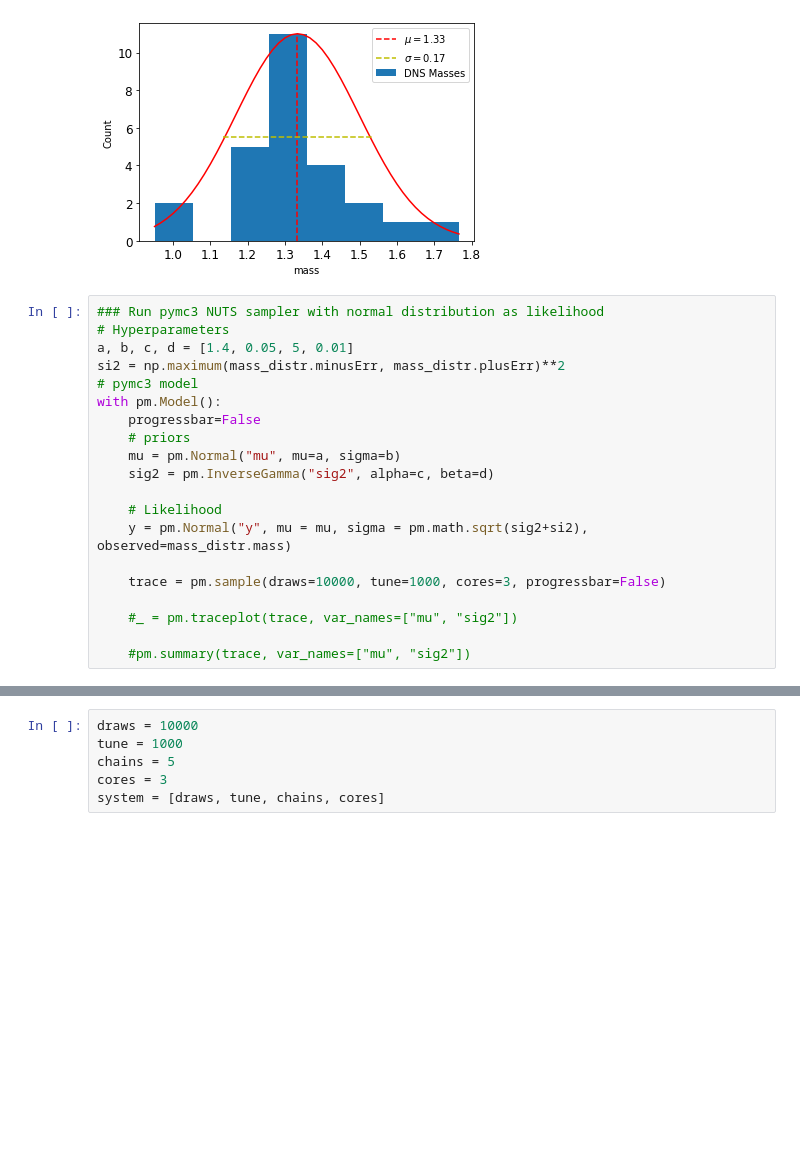
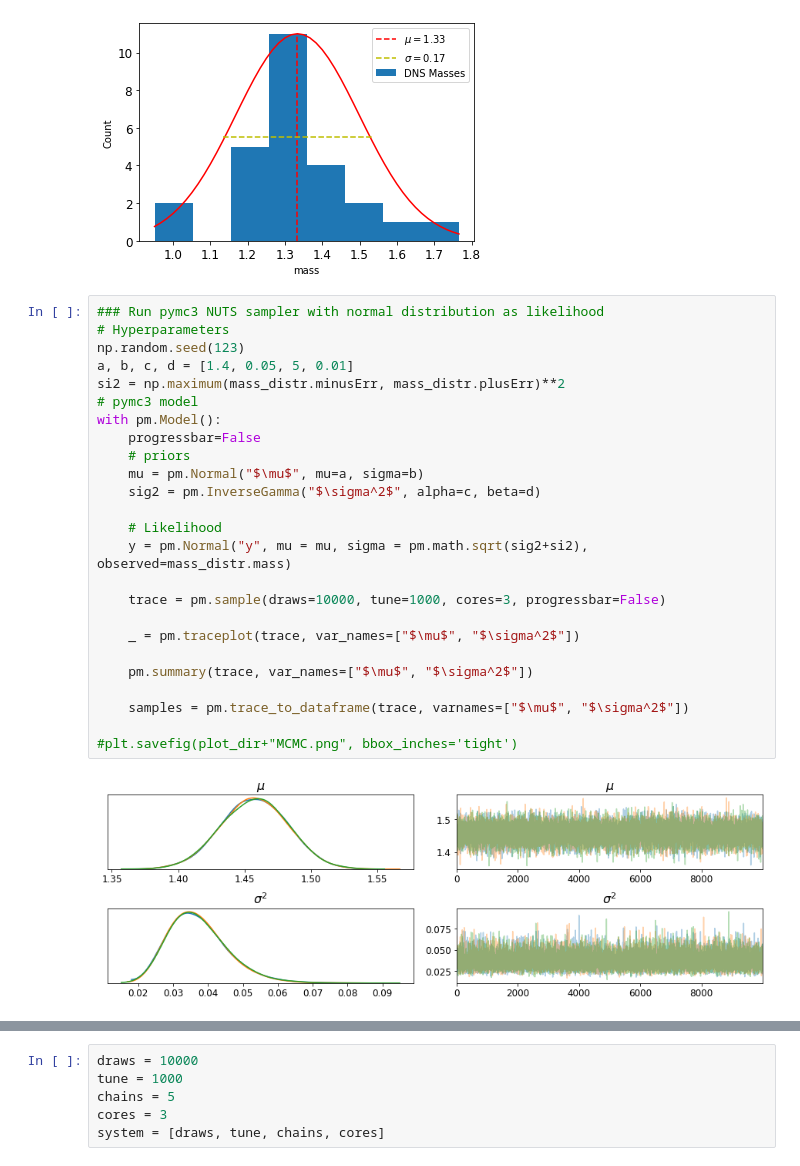
Before and after one commit to eramey16/stars_project, a Jupyter notebook: emily_nb.ipynb, the cells around one changed output, grey strips where cells are left out. Saved outputs shown, nothing was run; the diff lists cells and outputs as text; blank space fills up the shorter version.

```diff
--- a/emily_nb.ipynb
+++ b/emily_nb.ipynb
@@ -175,20 +179,27 @@ plt.savefig(plot_dir+"DNS_fit.png")
 # %%
 ### Run pymc3 NUTS sampler with normal distribution as likelihood
 # Hyperparameters
+np.random.seed(123)
 a, b, c, d = [1.4, 0.05, 5, 0.01]
 si2 = np.maximum(mass_distr.minusErr, mass_distr.plusErr)**2
 # pymc3 model
 with pm.Model():
     progressbar=False
     # priors
-    mu = pm.Normal("mu", mu=a, sigma=b)
-    sig2 = pm.InverseGamma("sig2", alpha=c, beta=d)
+    mu = pm.Normal("$\mu$", mu=a, sigma=b)
+    sig2 = pm.InverseGamma("$\sigma^2$", alpha=c, beta=d)
 
     # Likelihood
     y = pm.Normal("y", mu = mu, sigma = pm.math.sqrt(sig2+si2), observed=mass_distr.mass)
 
     trace = pm.sample(draws=10000, tune=1000, cores=3, progressbar=False)
 
-    #_ = pm.traceplot(trace, var_names=["mu", "sig2"])
+    _ = pm.traceplot(trace, var_names=["$\mu$", "$\sigma^2$"])
 
-    #pm.summary(trace, var_names=["mu", "sig2"])
+    pm.summary(trace, var_names=["$\mu$", "$\sigma^2$"])
+
+    samples = pm.trace_to_dataframe(trace, varnames=["$\mu$", "$\sigma^2$"])
+
+#plt.savefig(plot_dir+"MCMC.png", bbox_inches='tight')
+# %% [output]
+[figure, added]
```
Also changed, not shown: parts of 9 cells of this notebook, 4 other files.
